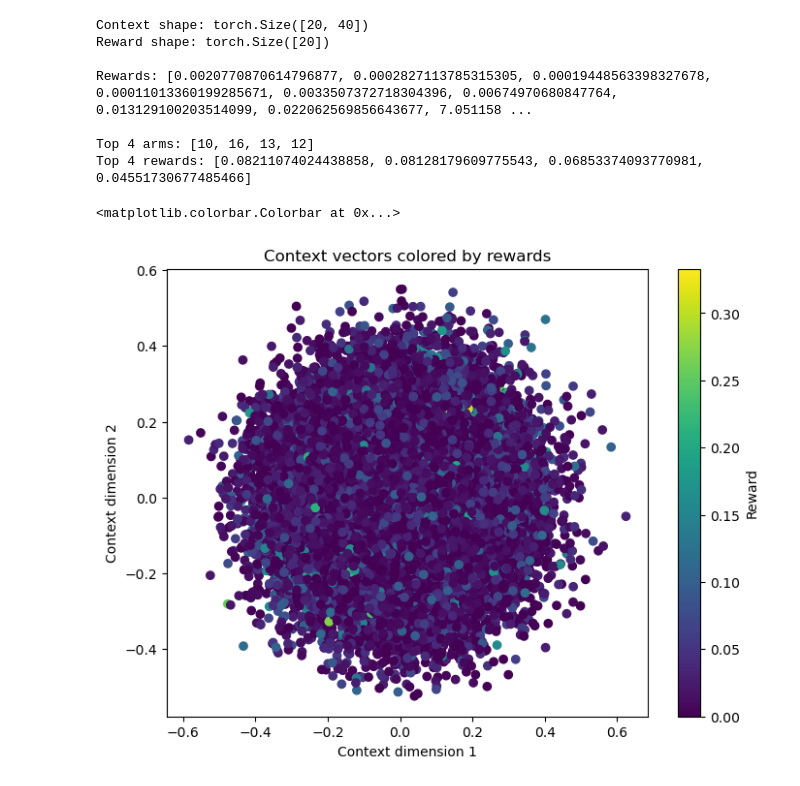
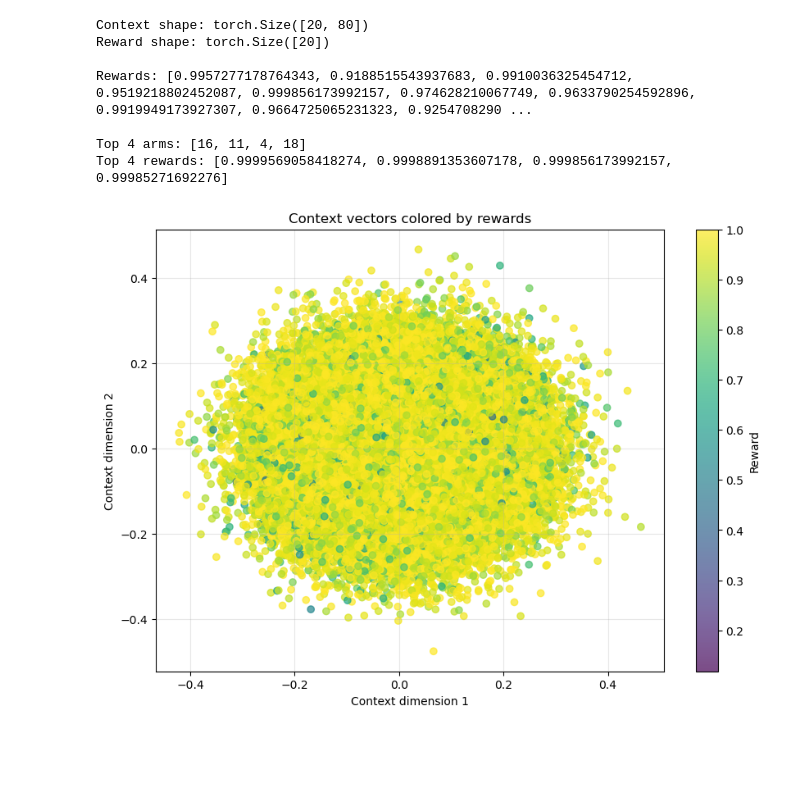
Before and after one commit to neural-bandits/calvera, a Jupyter notebook: examples/combinatorial_neuralts.ipynb, the cells around one changed output. Cells and saved outputs as stored; diff of their text form; code cells hidden in the pictures; blank space fills up the shorter version.

Commit message:
fix examples notebooks

```diff
--- a/examples/combinatorial_neuralts.ipynb
+++ b/examples/combinatorial_neuralts.ipynb
@@ -41,39 +34,49 @@ class LinearNetwork(nn.Module):
 # %%
+# Create a synthetic dataset for combinatorial bandits
 dataset = SyntheticCombinatorialDataset(
-    n_samples=2000, num_actions=20, context_size=40, function_type="quadratic", noise_std=0, seed=42
+    n_samples=4000,
+    num_actions=20,     # Total number of possible actions
+    context_size=80,    # Dimension of context features
+    function_type="cosine",
+    noise_std=0,
+    seed=42
 )
 
+# Examine a single example
 contexts, rewards = dataset[0]
 print(f"\nContext shape: {contexts.shape}")
 print(f"Reward shape: {rewards.shape}")
 
 print(f"\nRewards: {rewards[:].tolist()}")
 
+# Check the top-K arms for this example
 K = 4
 top_k_indices = torch.topk(rewards, K).indices
 print(f"\nTop {K} arms: {top_k_indices.tolist()}")
 print(f"Top {K} rewards: {rewards[top_k_indices].tolist()}")
 
-# plot first two dimensions of X and color by y
-plt.figure(figsize=(8, 6))
+# Visualize the first two dimensions of the context features
+plt.figure(figsize=(10, 7))
 plt.scatter(
     dataset.contexts.view(-1, dataset.context_size)[:, 0],
     dataset.contexts.view(-1, dataset.context_size)[:, 1],
     c=dataset.rewards.view(-1, dataset.context_size)[:],
     cmap="viridis",
+    alpha=0.7
 )
 plt.xlabel("Context dimension 1")
 plt.ylabel("Context dimension 2")
 plt.title("Context vectors colored by rewards")
 plt.colorbar(label="Reward")
+plt.grid(alpha=0.3)
+plt.show()
 # %% [output]
-Context shape: torch.Size([20, 40])
+Context shape: torch.Size([20, 80])
 Reward shape: torch.Size([20])
 
-Rewards: [0.0020770870614796877, 0.0002827113785315305, 0.00019448563398327678, 0.00011013360199285671, 0.0033507372718304396, 0.00674970680847764, 0.013129100203514099, 0.022062569856643677, 7.051158 ...
+Rewards: [0.9957277178764343, 0.9188515543937683, 0.9910036325454712, 0.9519218802452087, 0.999856173992157, 0.974628210067749, 0.9633790254592896, 0.9919949173927307, 0.9664725065231323, 0.9254708290 ...
 
-Top 4 arms: [10, 16, 13, 12]
-Top 4 rewards: [0.08211074024438858, 0.08128179609775543, 0.06853374093770981, 0.04551730677485466]
+Top 4 arms: [16, 11, 4, 18]
+Top 4 rewards: [0.9999569058418274, 0.9998891353607178, 0.999856173992157, 0.99985271692276]
-<matplotlib.colorbar.Colorbar at 0x...>
-[figure, old version]
+[figure, new version]
 # %%
```
Also changed, not shown: parts of 7 cells of this notebook, 9 other files.
